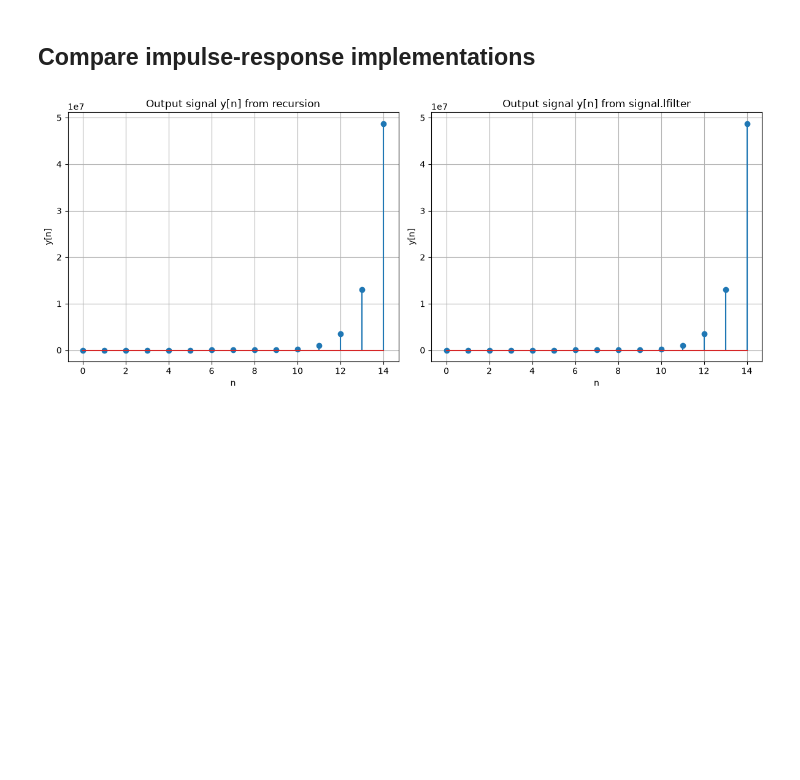
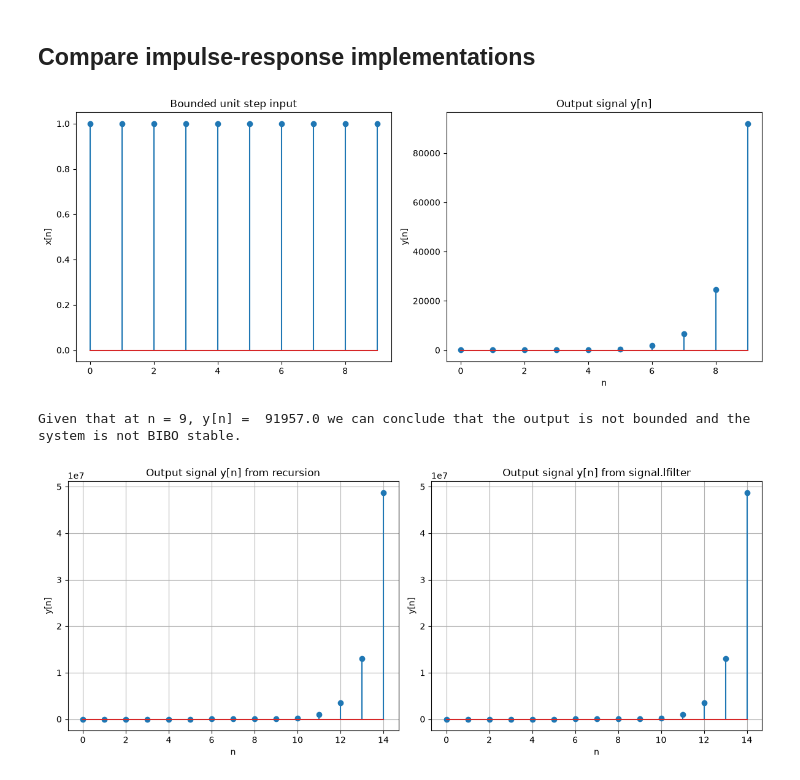
Before and after one commit to carldegs/ai-321, a Jupyter notebook: me-01/me-01.ipynb, the cells around one changed output. Drawn from its saved outputs; the diff is of its cells as text; code cells hidden in the pictures; blank space fills up the shorter version.

```diff
--- a/me-01/me-01.ipynb
+++ b/me-01/me-01.ipynb
@@ -228,5 +186,47 @@ Given that at n = 9, y[n] =  -16242.58741383137 we can conclude that the output
 # %% [markdown]
 ## Compare impulse-response implementations
+# %%
+def y_func(x, a, b, N):
+  y = np.zeros(N)
+
+  for n in range(N):
+    feedforward = sum(b[k] * x[n - k] for k in range(len(b)) if n - k >= 0)
+    feedback = sum(a[k] * y[n - k] for k in range(1, len(a)) if n - k >= 0)
+
+    y[n] = -feedback + feedforward
+
+  return y
+
+####
+
+a = np.array([1, -4, 1])
+b = np.array([2, -5, -3])
+
+N = 10 # sample size
+
+x = np.ones(N)
+
+y = y_func(x, a, b, N)
+n = np.arange(N)
+
+fig, ax = plt.subplots(1, 2, figsize=(12, 5), sharex=True)
+
+ax[0].stem(n, x)
+ax[0].set_ylabel("x[n]")
+ax[0].set_title("Bounded unit step input")
+
+ax[1].stem(n, y)
+ax[1].set_xlabel("n")
+ax[1].set_ylabel("y[n]")
+ax[1].set_title("Output signal y[n]")
+
+plt.tight_layout()
+plt.show()
+
+print("Given that at n = 9, y[n] = ", y[9], "we can conclude that the output is not bounded and the system is not BIBO stable.")
+# %% [output]
+[figure, new version]
+Given that at n = 9, y[n] =  91957.0 we can conclude that the output is not bounded and the system is not BIBO stable.
 # %%
 N = 15
 x_impulse = np.zeros(N)
```
Also changed, not shown: parts of 7 cells of this notebook, 12 other files.
